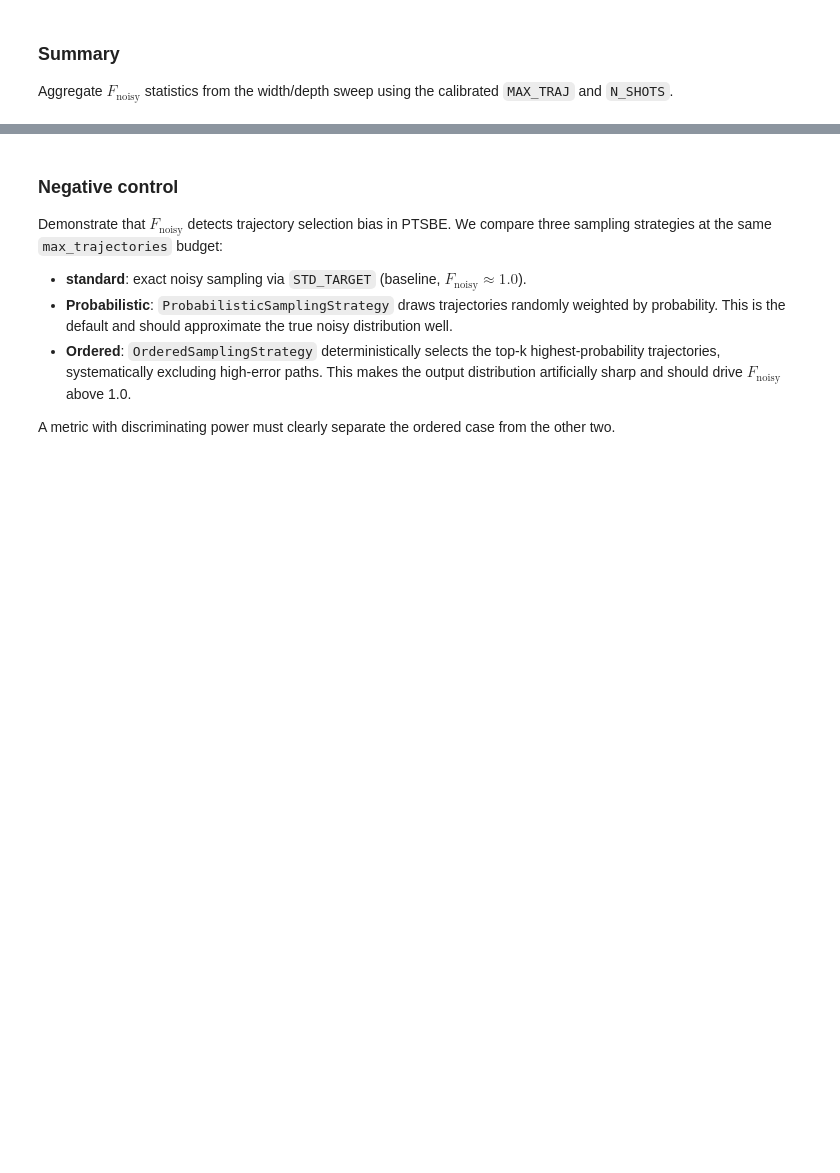
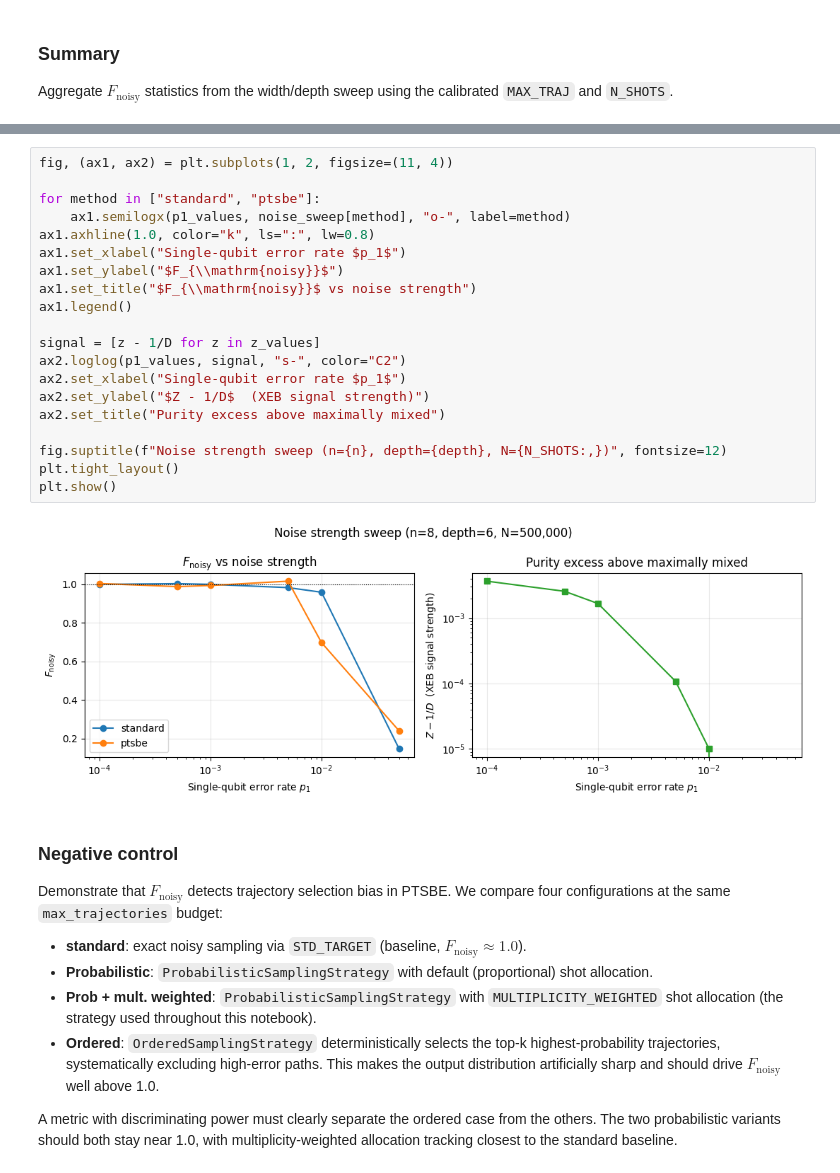
Before and after one commit to taalexander/cuda-quantum, a Jupyter notebook: docs/sphinx/examples/python/ptsbe_accuracy_verification.ipynb, the cells around one changed output, grey strips where cells are left out. Cells and saved outputs as stored; diff of their text form; blank space fills up the shorter version.

```diff
--- a/docs/sphinx/examples/python/ptsbe_accuracy_verification.ipynb
+++ b/docs/sphinx/examples/python/ptsbe_accuracy_verification.ipynb
@@ -817,13 +912,36 @@ The sections above establish that PTSBE produces correct noisy distributions. Th
+# %%
+fig, (ax1, ax2) = plt.subplots(1, 2, figsize=(11, 4))
+
+for method in ["standard", "ptsbe"]:
+    ax1.semilogx(p1_values, noise_sweep[method], "o-", label=method)
+ax1.axhline(1.0, color="k", ls=":", lw=0.8)
+ax1.set_xlabel("Single-qubit error rate $p_1$")
+ax1.set_ylabel("$F_{\\mathrm{noisy}}$")
+ax1.set_title("$F_{\\mathrm{noisy}}$ vs noise strength")
+ax1.legend()
+
+signal = [z - 1/D for z in z_values]
+ax2.loglog(p1_values, signal, "s-", color="C2")
+ax2.set_xlabel("Single-qubit error rate $p_1$")
+ax2.set_ylabel("$Z - 1/D$  (XEB signal strength)")
+ax2.set_title("Purity excess above maximally mixed")
+
+fig.suptitle(f"Noise strength sweep (n={n}, depth={depth}, N={N_SHOTS:,})", fontsize=12)
+plt.tight_layout()
+plt.show()
+# %% [output]
+[figure, added]
 # %% [markdown]
 ### Negative control
 
-Demonstrate that $F_{\text{noisy}}$ detects trajectory selection bias in PTSBE. We compare three sampling strategies at the same `max_trajectories` budget:
+Demonstrate that $F_{\text{noisy}}$ detects trajectory selection bias in PTSBE. We compare four configurations at the same `max_trajectories` budget:
 
 - **standard**: exact noisy sampling via `STD_TARGET` (baseline, $F_{\text{noisy}} \approx 1.0$).
-- **Probabilistic**: `ProbabilisticSamplingStrategy` draws trajectories randomly weighted by probability. This is the default and should approximate the true noisy distribution well.
-- **Ordered**: `OrderedSamplingStrategy` deterministically selects the top-k highest-probability trajectories, systematically excluding high-error paths. This makes the output distribution artificially sharp and should drive $F_{\text{noisy}}$ above 1.0.
+- **Probabilistic**: `ProbabilisticSamplingStrategy` with default (proportional) shot allocation.
+- **Prob + mult. weighted**: `ProbabilisticSamplingStrategy` with `MULTIPLICITY_WEIGHTED` shot allocation (the strategy used throughout this notebook).
+- **Ordered**: `OrderedSamplingStrategy` deterministically selects the top-k highest-probability trajectories, systematically excluding high-error paths. This makes the output distribution artificially sharp and should drive $F_{\text{noisy}}$ well above 1.0.
 
-A metric with discriminating power must clearly separate the ordered case from the other two.
+A metric with discriminating power must clearly separate the ordered case from the others. The two probabilistic variants should both stay near 1.0, with multiplicity-weighted allocation tracking closest to the standard baseline.
 # %%
 n, depth = 8, 8
 rng = np.random.default_rng(100)
```
Also changed, not shown: parts of 26 cells of this notebook, 1 other file.
